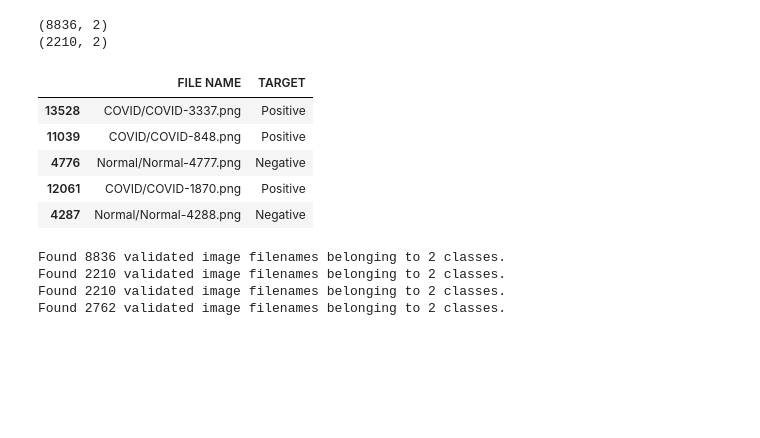
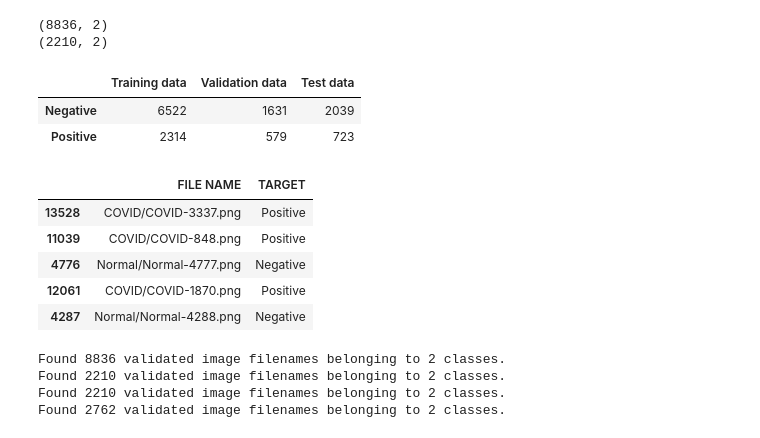
Before and after one commit to acg12/corona-disease-detector, a Jupyter notebook: experiments/Main.ipynb, the cells around one changed output. Saved outputs shown, nothing was run; the diff lists cells and outputs as text; code cells hidden in the pictures; blank space fills up the shorter version.

```diff
--- a/experiments/Main.ipynb
+++ b/experiments/Main.ipynb
@@ -119,15 +116,35 @@ print(valid_df.shape)
 # %% [output]
 (8836, 2)
 (2210, 2)
-# %%
-train_df.head()
-# %% [output]
-|  | FILE NAME | TARGET |
-| 13528 | COVID/COVID-3337.png | Positive |
-| 11039 | COVID/COVID-848.png | Positive |
-| 4776 | Normal/Normal-4777.png | Negative |
-| 12061 | COVID/COVID-1870.png | Positive |
-| 4287 | Normal/Normal-4288.png | Negative |
+# %%
+data_dict = {
+    'Training data': {
+        'Negative': train_df['TARGET'].value_counts()[0],
+        'Positive': train_df['TARGET'].value_counts()[1]
+    },
+    'Validation data': {
+        'Negative': valid_df['TARGET'].value_counts()[0],
+        'Positive': valid_df['TARGET'].value_counts()[1]
+    },
+    'Test data': {
+        'Negative': test['TARGET'].value_counts()[0],
+        'Positive': test['TARGET'].value_counts()[1]
+    }
+}
+pd.DataFrame.from_dict(data_dict)
+# %% [output]
+|  | Training data | Validation data | Test data |
+| Negative | 6522 | 1631 | 2039 |
+| Positive | 2314 | 579 | 723 |
+# %%
+{train_df.head()
+# %% [output]
+|  | FILE NAME | TARGET |
+| 13528 | COVID/COVID-3337.png | Positive |
+| 11039 | COVID/COVID-848.png | Positive |
+| 4776 | Normal/Normal-4777.png | Negative |
+| 12061 | COVID/COVID-1870.png | Positive |
+| 4287 | Normal/Normal-4288.png | Negative |
 # %%
 DATA_DIR = "/content/COVID-19_Radiography_Dataset"
 IMAGE_SIZE = (224, 224)
```
Also changed, not shown: parts of 1 cell of this notebook.
